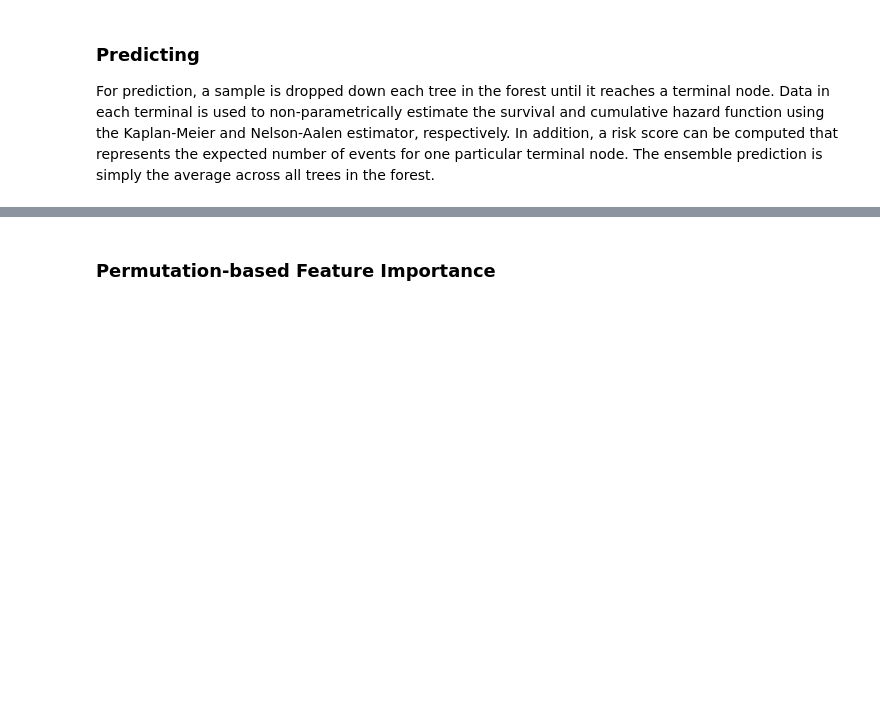
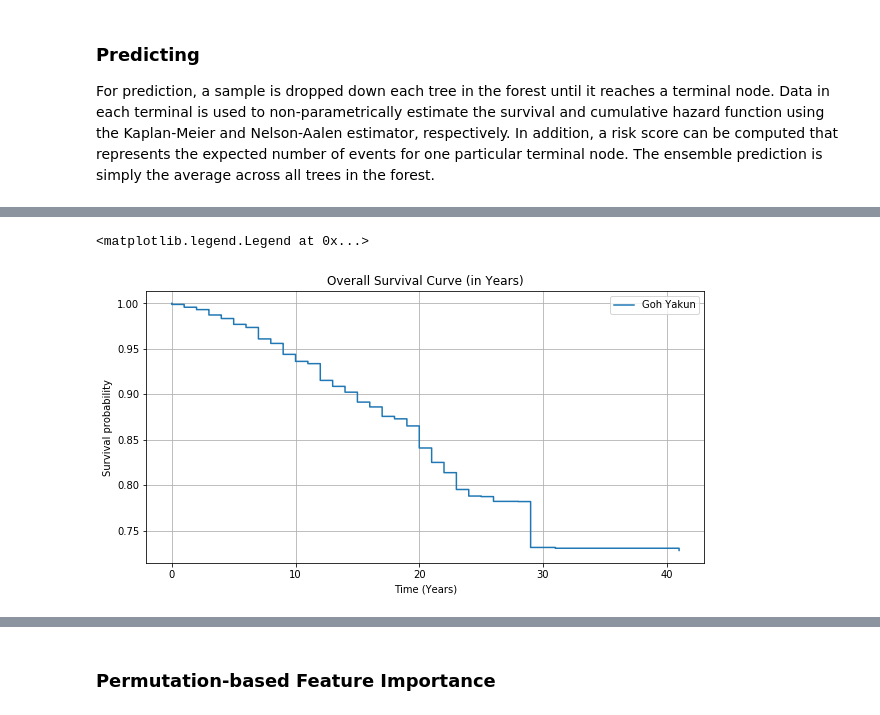
Before and after one commit to cmy96/fyp, a Jupyter notebook: Code/Survivability module.ipynb, the cells around one changed output, grey strips where cells are left out. Cells and saved outputs as stored; diff of their text form; code cells hidden in the pictures; blank space fills up the shorter version.

Commit message:
Update chart for Survivability module.ipynb

```diff
--- a/Code/Survivability module.ipynb
+++ b/Code/Survivability module.ipynb
@@ -383,22 +443,27 @@ pd.Series(rsf.predict(X_test_sel))
 # %%
+plt.rcParams["figure.figsize"] = (10,5)
 surv = rsf.predict_survival_function(X_test_sel)
 
 # days
 # for i, s in enumerate(surv):
 #     plt.step(rsf.event_times_, s, where="post", label="Goh Yakun")
 # plt.ylabel("Survival probability")
-# plt.xlabel("Time in days")
+# plt.xlabel("Time (Days)")
+# plt.title("Overall Survival Curve (Days)")
 # plt.grid(True)
 # plt.legend()
 
 # years
 for i, s in enumerate(surv):
     plt.step(rsf.event_times_//365.25, s, where="post", label="Goh Yakun")
 plt.ylabel("Survival probability")
 plt.xlabel("Time (Years)")
 plt.title("Overall Survival Curve (in Years)")
 plt.grid(True)
 plt.legend()
+# %% [output]
+<matplotlib.legend.Legend at 0x...>
+[figure, added]
 # %%
 surv = rsf.predict_cumulative_hazard_function(X_test_sel)
 
```
Also changed, not shown: parts of 18 cells of this notebook, 1 other file.
